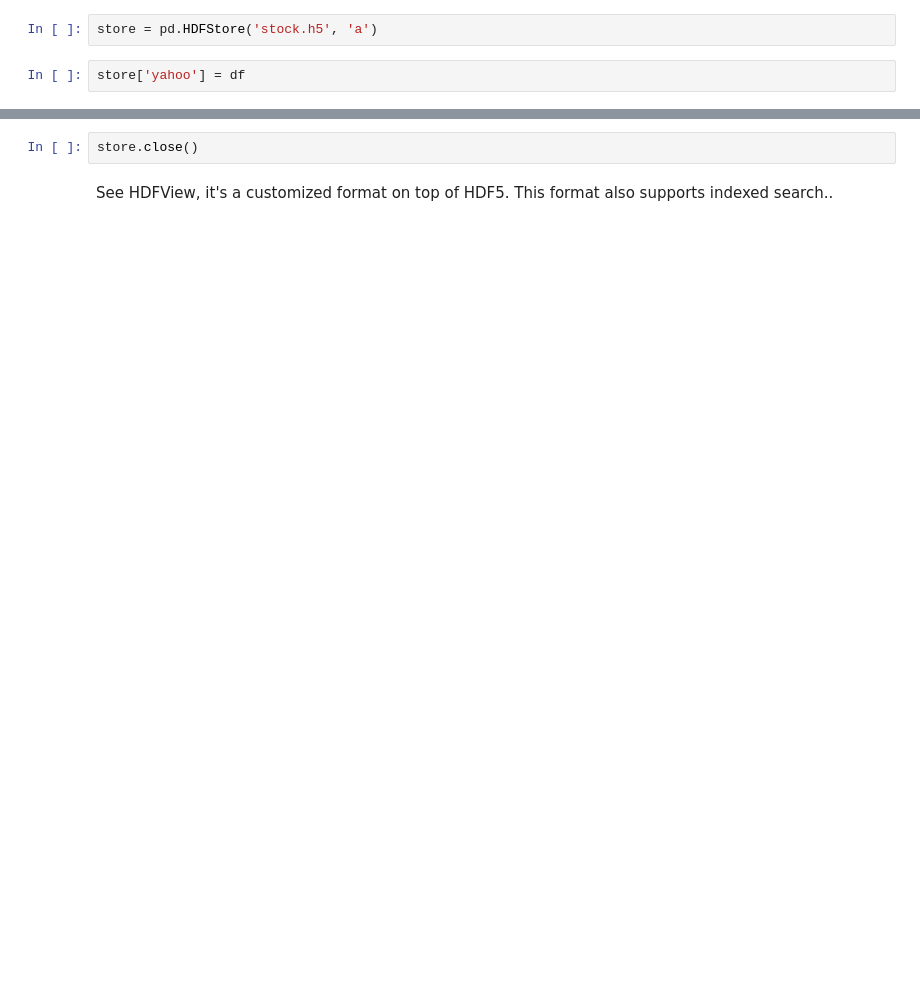
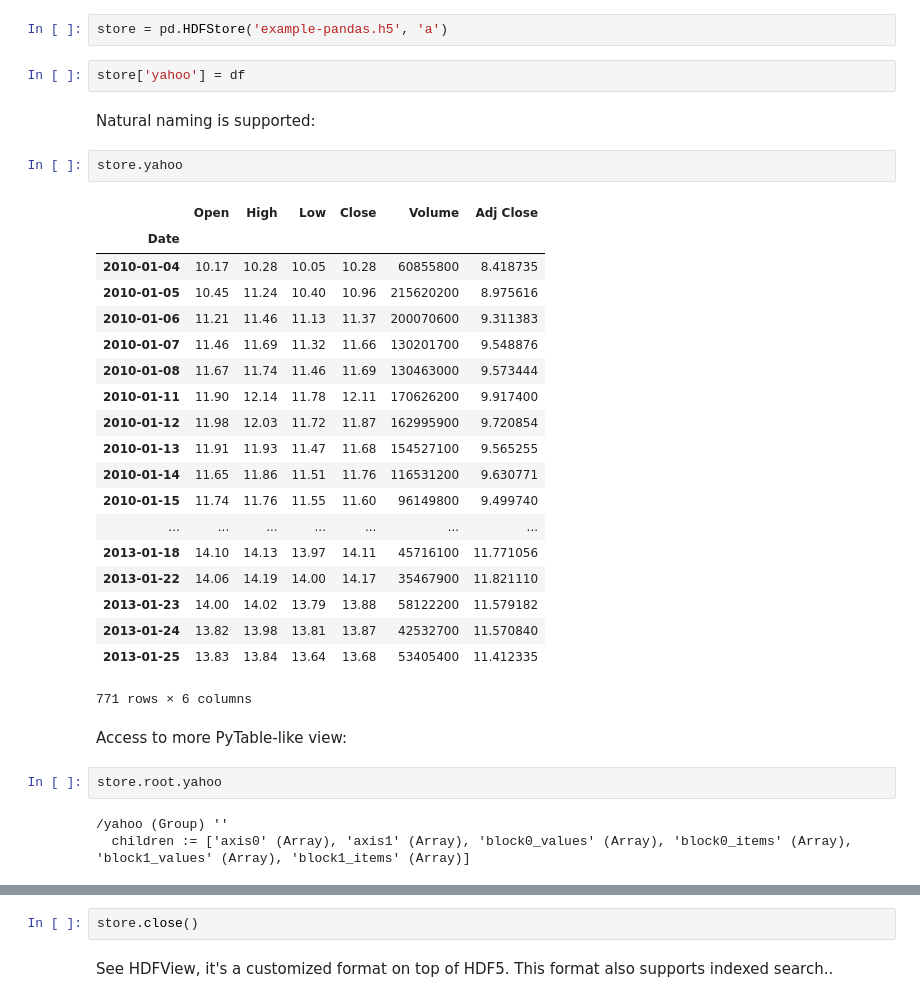
Before and after one commit to mcrot/meetup-python-hdf5, a Jupyter notebook: HDF5 with pandas.ipynb, the cells around one changed output, grey strips where cells are left out. Saved outputs shown, nothing was run; the diff lists cells and outputs as text; blank space fills up the shorter version.

```diff
--- a/HDF5 with pandas.ipynb
+++ b/HDF5 with pandas.ipynb
@@ -35,6 +37,37 @@ df.head()
 # %%
 import pandas as pd
 # %%
-store = pd.HDFStore('stock.h5', 'a')
+store = pd.HDFStore('example-pandas.h5', 'a')
 # %%
 store['yahoo'] = df
+# %% [markdown]
+Natural naming is supported:
+# %%
+store.yahoo
+# %% [output]
+|  | Open | High | Low | Close | Volume | Adj Close |
+| Date |  |  |  |  |  |  |
+| 2010-01-04 | 10.17 | 10.28 | 10.05 | 10.28 | 60855800 | 8.418735 |
+| 2010-01-05 | 10.45 | 11.24 | 10.40 | 10.96 | 215620200 | 8.975616 |
+| 2010-01-06 | 11.21 | 11.46 | 11.13 | 11.37 | 200070600 | 9.311383 |
+| 2010-01-07 | 11.46 | 11.69 | 11.32 | 11.66 | 130201700 | 9.548876 |
+| 2010-01-08 | 11.67 | 11.74 | 11.46 | 11.69 | 130463000 | 9.573444 |
+| 2010-01-11 | 11.90 | 12.14 | 11.78 | 12.11 | 170626200 | 9.917400 |
+| 2010-01-12 | 11.98 | 12.03 | 11.72 | 11.87 | 162995900 | 9.720854 |
+| 2010-01-13 | 11.91 | 11.93 | 11.47 | 11.68 | 154527100 | 9.565255 |
+| 2010-01-14 | 11.65 | 11.86 | 11.51 | 11.76 | 116531200 | 9.630771 |
+| 2010-01-15 | 11.74 | 11.76 | 11.55 | 11.60 | 96149800 | 9.499740 |
+| ... | ... | ... | ... | ... | ... | ... |
+| 2013-01-18 | 14.10 | 14.13 | 13.97 | 14.11 | 45716100 | 11.771056 |
+| 2013-01-22 | 14.06 | 14.19 | 14.00 | 14.17 | 35467900 | 11.821110 |
+| 2013-01-23 | 14.00 | 14.02 | 13.79 | 13.88 | 58122200 | 11.579182 |
+| 2013-01-24 | 13.82 | 13.98 | 13.81 | 13.87 | 42532700 | 11.570840 |
+| 2013-01-25 | 13.83 | 13.84 | 13.64 | 13.68 | 53405400 | 11.412335 |
+771 rows × 6 columns
+# %% [markdown]
+Access to more PyTable-like view:
+# %%
+store.root.yahoo
+# %% [output]
+/yahoo (Group) ''
+  children := ['axis0' (Array), 'axis1' (Array), 'block0_values' (Array), 'block0_items' (Array), 'block1_values' (Array), 'block1_items' (Array)]
```
Also changed, not shown: parts of 19 cells of this notebook, 3 other files.
